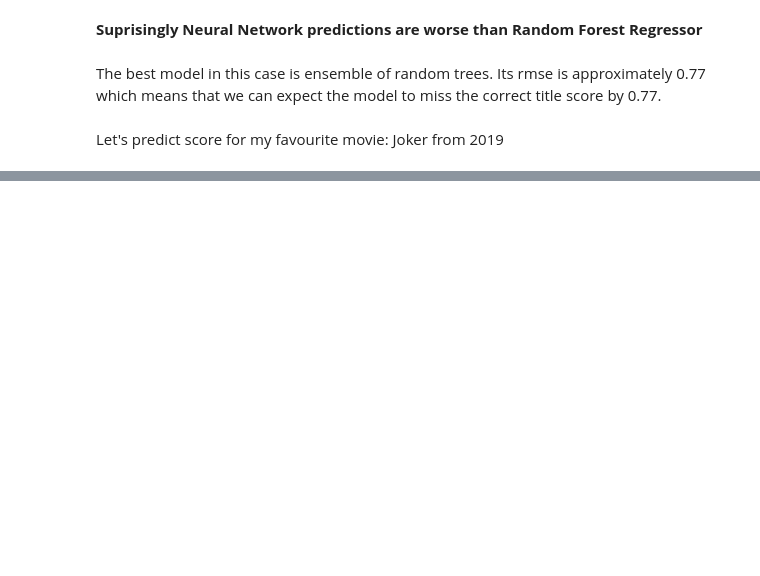
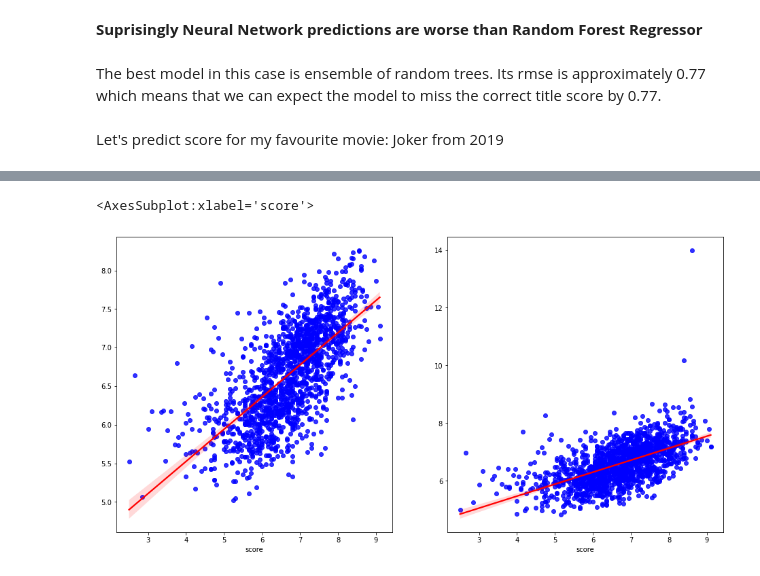
Before and after one commit to KaHarlacz/Netflix-Titles-Popularity-Predictions, a Jupyter notebook: titles.ipynb, the cells around one changed output, grey strips where cells are left out. Drawn from its saved outputs; the diff is of its cells as text; code cells hidden in the pictures; blank space fills up the shorter version.

```diff
--- a/titles.ipynb
+++ b/titles.ipynb
@@ -744,4 +749,13 @@ The best model in this case is ensemble of random trees. Its rmse is approximate
+# %%
+neural_network = nn
 # %% [markdown]
 Let's predict score for my favourite movie: Joker from 2019
 # %%
-random_forest = grid_5.best_estimator_
+fig, axes = plt.subplots(nrows=1, ncols=2, figsize=(16,8))
+
+sns.regplot(y_test, random_forest.predict(X_test), ax=axes[0],
+            scatter_kws={"color": "blue"}, line_kws={"color": "red"})
+
+sns.regplot(y_test, neural_network.predict(X_test), ax=axes[1],
+            scatter_kws={"color": "blue"}, line_kws={"color": "red"})
+# %% [output]
@@ -747,0 +763,2 @@ random_forest = grid_5.best_estimator_
+<AxesSubplot:xlabel='score'>
+[figure, added]
```
Also changed, not shown: parts of 25 cells of this notebook.
